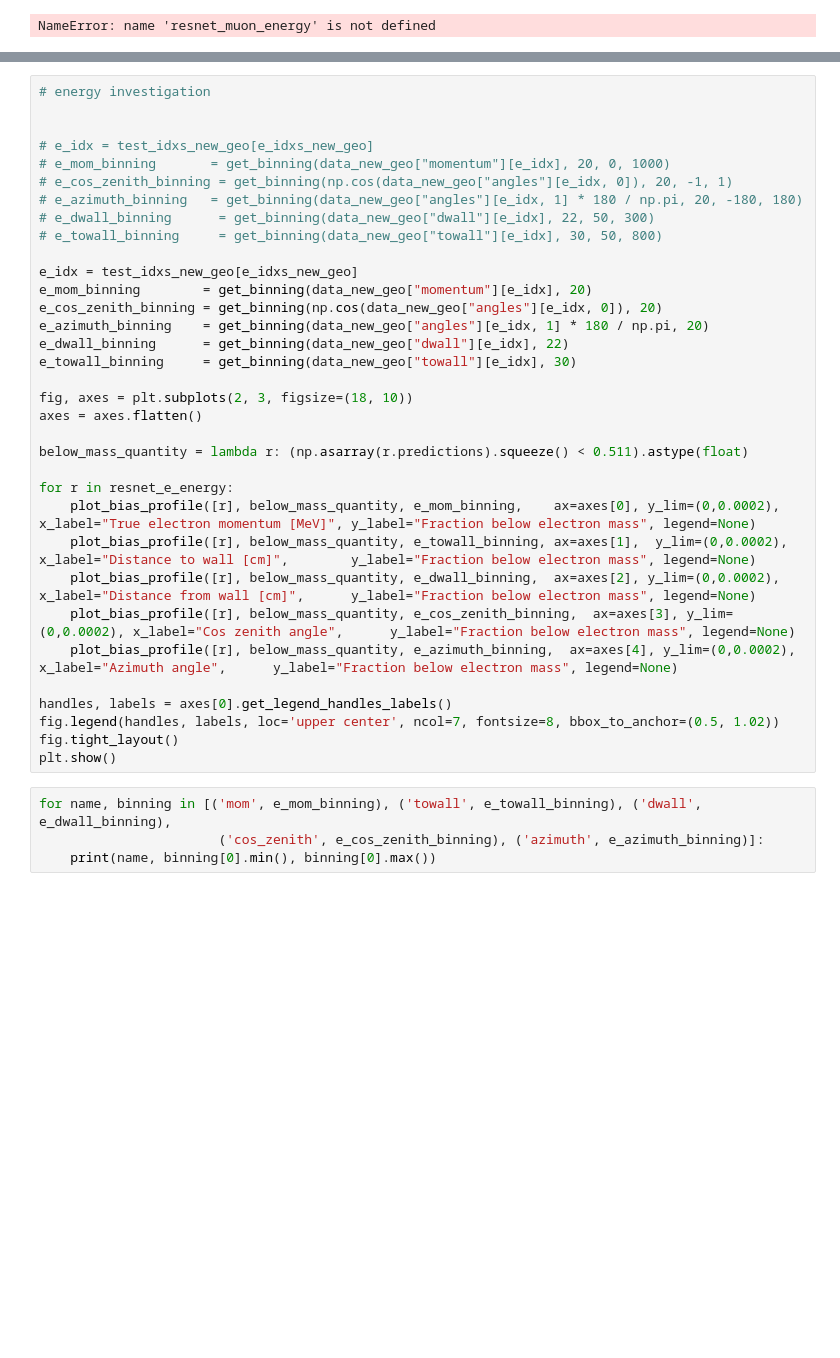
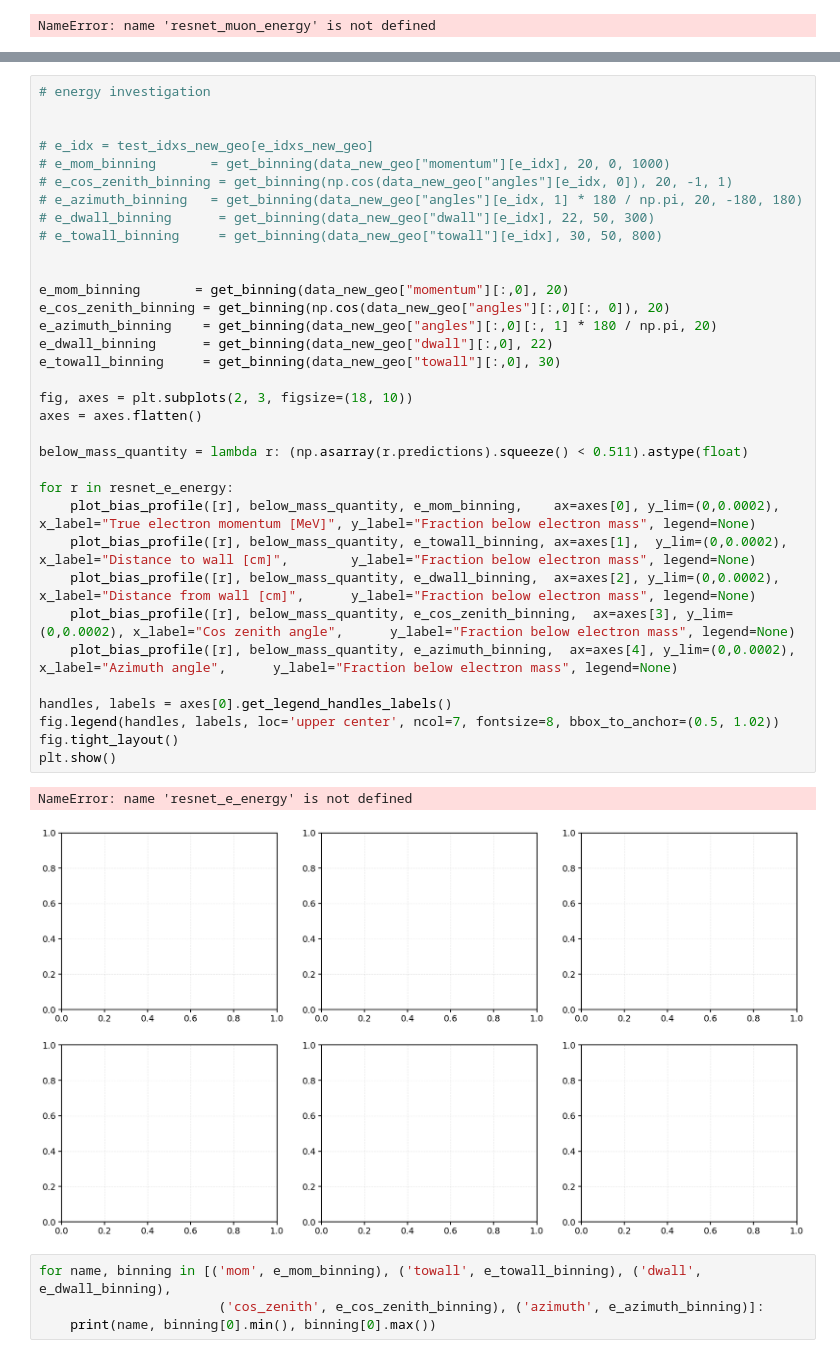
Before and after one commit to cid02219585/WatChMaL, a Jupyter notebook: regression_analysis_multi.ipynb, the cells around one changed output, grey strips where cells are left out. Cells and saved outputs as stored; diff of their text form; blank space fills up the shorter version.

```diff
--- a/regression_analysis_multi.ipynb
+++ b/regression_analysis_multi.ipynb
@@ -522,37 +748,40 @@ NameError: name 'resnet_e_position' is not defined
 # %%
 # energy investigation
 
 
 # e_idx = test_idxs_new_geo[e_idxs_new_geo]
 # e_mom_binning       = get_binning(data_new_geo["momentum"][e_idx], 20, 0, 1000)
 # e_cos_zenith_binning = get_binning(np.cos(data_new_geo["angles"][e_idx, 0]), 20, -1, 1)
 # e_azimuth_binning   = get_binning(data_new_geo["angles"][e_idx, 1] * 180 / np.pi, 20, -180, 180)
 # e_dwall_binning      = get_binning(data_new_geo["dwall"][e_idx], 22, 50, 300)
 # e_towall_binning     = get_binning(data_new_geo["towall"][e_idx], 30, 50, 800)
 
-e_idx = test_idxs_new_geo[e_idxs_new_geo]
-e_mom_binning        = get_binning(data_new_geo["momentum"][e_idx], 20)
-e_cos_zenith_binning = get_binning(np.cos(data_new_geo["angles"][e_idx, 0]), 20)
-e_azimuth_binning    = get_binning(data_new_geo["angles"][e_idx, 1] * 180 / np.pi, 20)
-e_dwall_binning      = get_binning(data_new_geo["dwall"][e_idx], 22)
-e_towall_binning     = get_binning(data_new_geo["towall"][e_idx], 30)
+
+e_mom_binning       = get_binning(data_new_geo["momentum"][:,0], 20)
+e_cos_zenith_binning = get_binning(np.cos(data_new_geo["angles"][:,0][:, 0]), 20)
+e_azimuth_binning    = get_binning(data_new_geo["angles"][:,0][:, 1] * 180 / np.pi, 20)
+e_dwall_binning      = get_binning(data_new_geo["dwall"][:,0], 22)
+e_towall_binning     = get_binning(data_new_geo["towall"][:,0], 30)
 
 fig, axes = plt.subplots(2, 3, figsize=(18, 10))
 axes = axes.flatten()
 
 below_mass_quantity = lambda r: (np.asarray(r.predictions).squeeze() < 0.511).astype(float)
 
 for r in resnet_e_energy:
     plot_bias_profile([r], below_mass_quantity, e_mom_binning,    ax=axes[0], y_lim=(0,0.0002), x_label="True electron momentum [MeV]", y_label="Fraction below electron mass", legend=None)
     plot_bias_profile([r], below_mass_quantity, e_towall_binning, ax=axes[1],  y_lim=(0,0.0002), x_label="Distance to wall [cm]",        y_label="Fraction below electron mass", legend=None)
     plot_bias_profile([r], below_mass_quantity, e_dwall_binning,  ax=axes[2], y_lim=(0,0.0002), x_label="Distance from wall [cm]",      y_label="Fraction below electron mass", legend=None)
     plot_bias_profile([r], below_mass_quantity, e_cos_zenith_binning,  ax=axes[3], y_lim=(0,0.0002), x_label="Cos zenith angle",      y_label="Fraction below electron mass", legend=None)
     plot_bias_profile([r], below_mass_quantity, e_azimuth_binning,  ax=axes[4], y_lim=(0,0.0002), x_label="Azimuth angle",      y_label="Fraction below electron mass", legend=None)
 
 handles, labels = axes[0].get_legend_handles_labels()
 fig.legend(handles, labels, loc='upper center', ncol=7, fontsize=8, bbox_to_anchor=(0.5, 1.02))
 fig.tight_layout()
 plt.show()
+# %% [output]
+NameError: name 'resnet_e_energy' is not defined
+[figure, added]
 # %%
 for name, binning in [('mom', e_mom_binning), ('towall', e_towall_binning), ('dwall', e_dwall_binning),
                        ('cos_zenith', e_cos_zenith_binning), ('azimuth', e_azimuth_binning)]:
```
Also changed, not shown: parts of 28 cells of this notebook.
